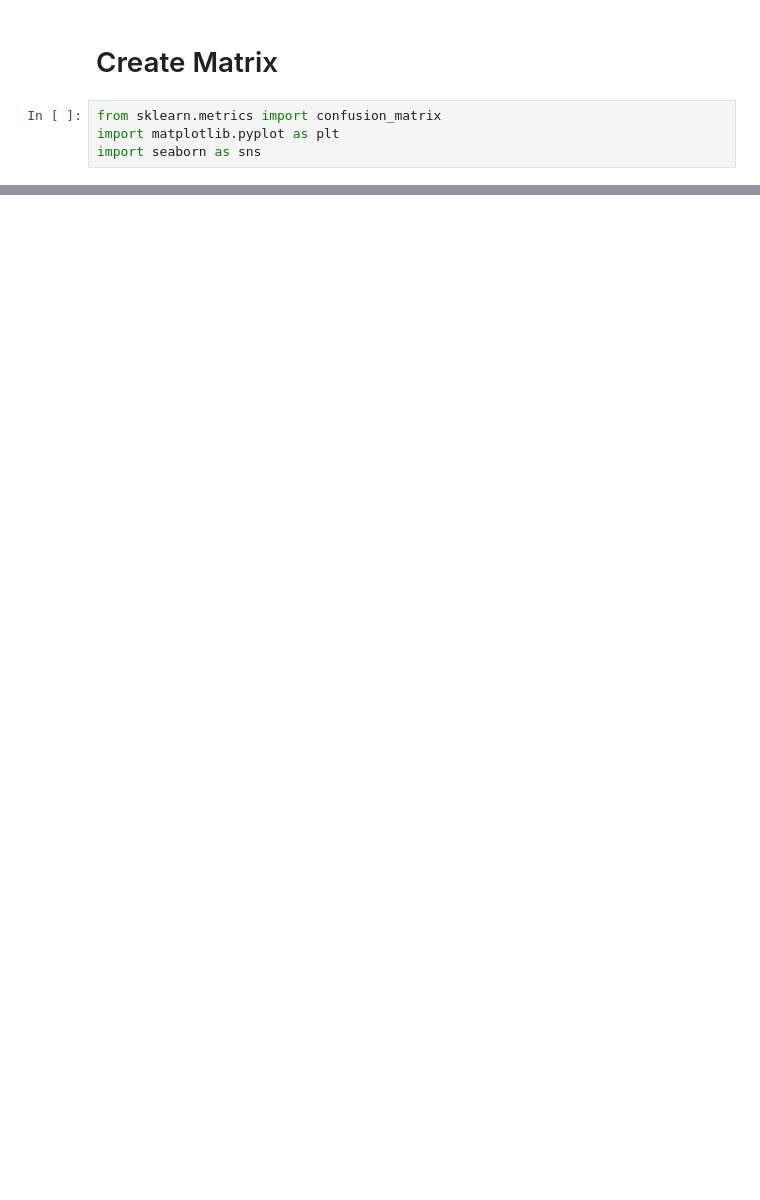
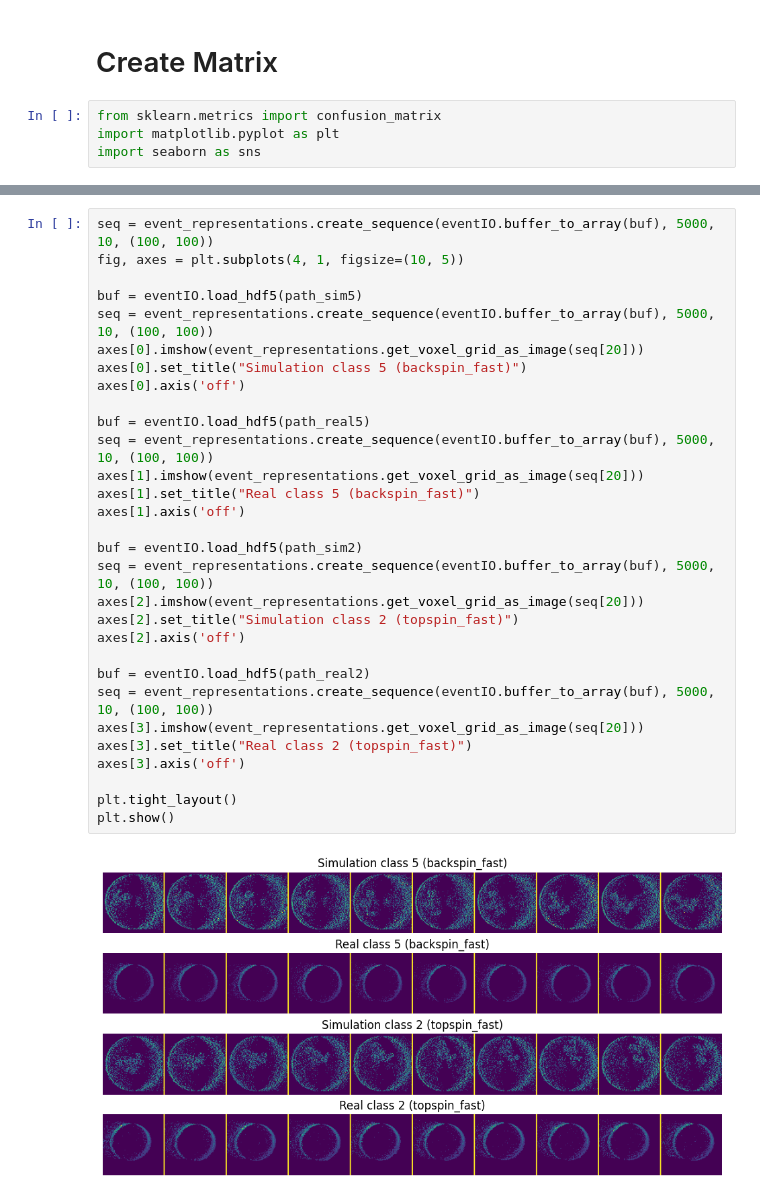
Before and after one commit to leviN1998/Master_Thesis, a Jupyter notebook: notebooks/5.0-lk-confusion-matrix.ipynb, the cells around one changed output, grey strips where cells are left out. Saved outputs shown, nothing was run; the diff lists cells and outputs as text; blank space fills up the shorter version.

```diff
--- a/notebooks/5.0-lk-confusion-matrix.ipynb
+++ b/notebooks/5.0-lk-confusion-matrix.ipynb
@@ -176,0 +226,32 @@ Confusion Matrix:
+# %%
+seq = event_representations.create_sequence(eventIO.buffer_to_array(buf), 5000, 10, (100, 100))
+fig, axes = plt.subplots(4, 1, figsize=(10, 5))
+
+buf = eventIO.load_hdf5(path_sim5)
+seq = event_representations.create_sequence(eventIO.buffer_to_array(buf), 5000, 10, (100, 100))
+axes[0].imshow(event_representations.get_voxel_grid_as_image(seq[20]))
+axes[0].set_title("Simulation class 5 (backspin_fast)")
+axes[0].axis('off')
+
+buf = eventIO.load_hdf5(path_real5)
+seq = event_representations.create_sequence(eventIO.buffer_to_array(buf), 5000, 10, (100, 100))
+axes[1].imshow(event_representations.get_voxel_grid_as_image(seq[20]))
+axes[1].set_title("Real class 5 (backspin_fast)")
+axes[1].axis('off')
+
+buf = eventIO.load_hdf5(path_sim2)
+seq = event_representations.create_sequence(eventIO.buffer_to_array(buf), 5000, 10, (100, 100))
+axes[2].imshow(event_representations.get_voxel_grid_as_image(seq[20]))
+axes[2].set_title("Simulation class 2 (topspin_fast)")
+axes[2].axis('off')
+
+buf = eventIO.load_hdf5(path_real2)
+seq = event_representations.create_sequence(eventIO.buffer_to_array(buf), 5000, 10, (100, 100))
+axes[3].imshow(event_representations.get_voxel_grid_as_image(seq[20]))
+axes[3].set_title("Real class 2 (topspin_fast)")
+axes[3].axis('off')
+
+plt.tight_layout()
+plt.show()
+# %% [output]
+[figure, added]
```
Also changed, not shown: parts of 12 cells of this notebook, 1 other file.
